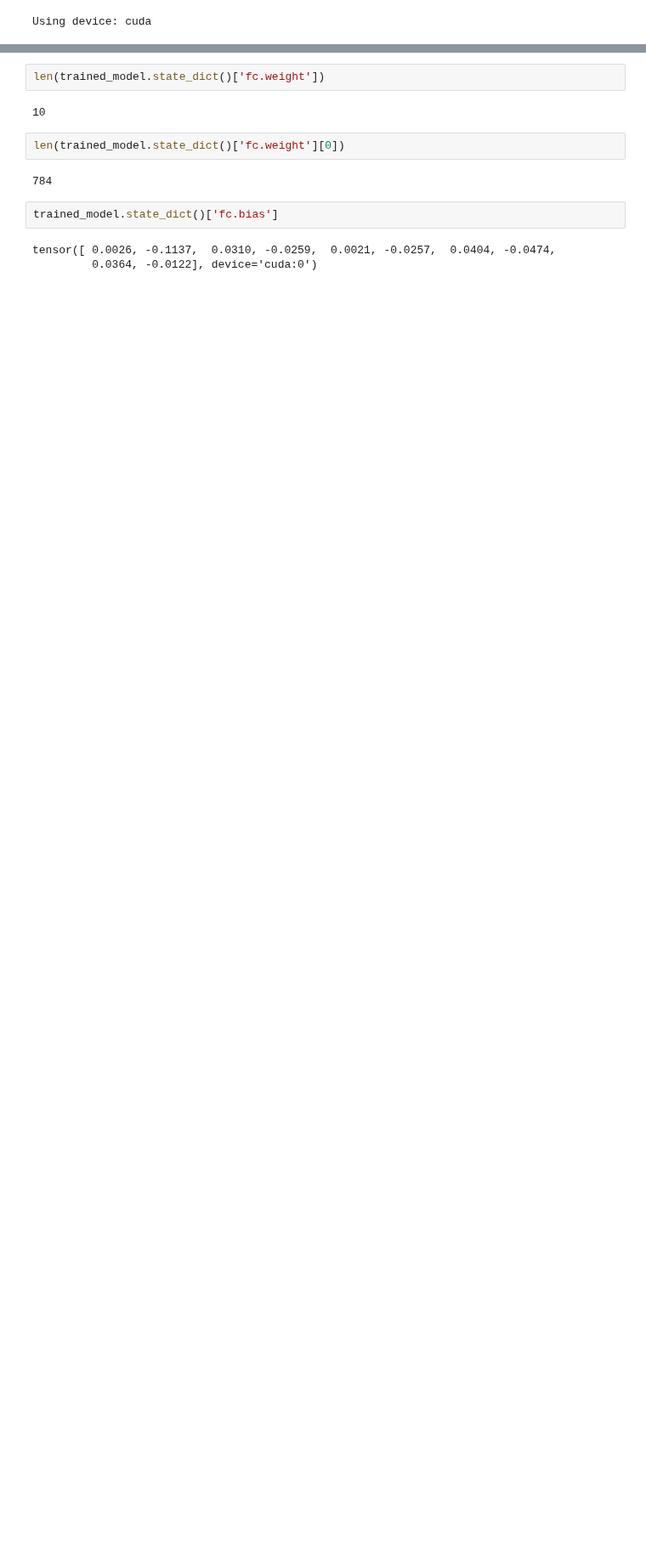
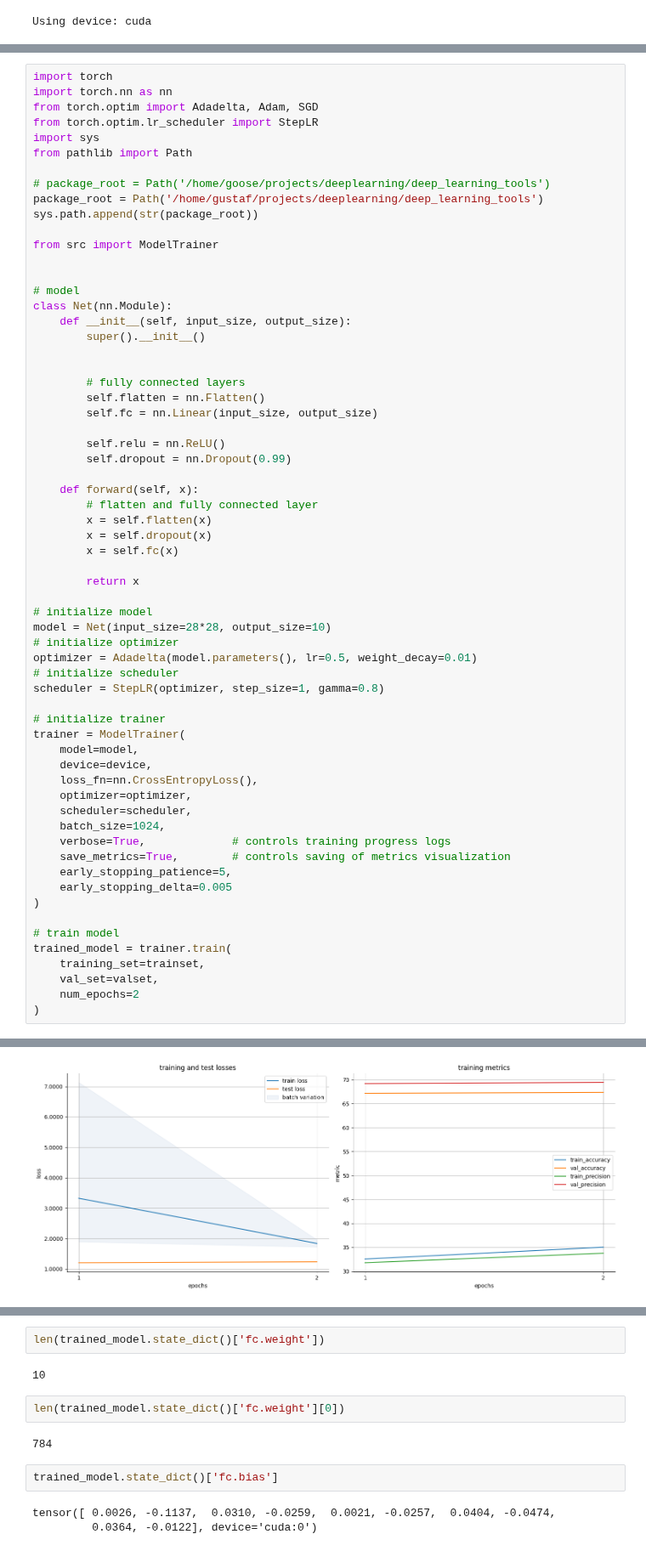
Before and after one commit to FutureGoose/OctaCycleCNN, a Jupyter notebook: exercises/w4/lek_functions_mnist.ipynb, the cells around one changed output, grey strips where cells are left out. Shown at 85% size. Drawn from its saved outputs; the diff is of its cells as text; blank space fills up the shorter version.

```diff
--- a/exercises/w4/lek_functions_mnist.ipynb
+++ b/exercises/w4/lek_functions_mnist.ipynb
@@ -272,0 +333,64 @@ TypeError: ModelTrainer.train() missing 2 required positional arguments: 'traini
+# %%
+import torch
+import torch.nn as nn
+from torch.optim import Adadelta, Adam, SGD
+from torch.optim.lr_scheduler import StepLR
+import sys
+from pathlib import Path
+
+# package_root = Path('/home/goose/projects/deeplearning/deep_learning_tools')
+package_root = Path('/home/gustaf/projects/deeplearning/deep_learning_tools')
+sys.path.append(str(package_root))
+
+from src import ModelTrainer
+
+
+# model
+class Net(nn.Module):
+    def __init__(self, input_size, output_size):
+        super().__init__()
+
+
+        # fully connected layers
+        self.flatten = nn.Flatten()
+        self.fc = nn.Linear(input_size, output_size)
+
+        self.relu = nn.ReLU()
+        self.dropout = nn.Dropout(0.99)
+
+    def forward(self, x):
+        # flatten and fully connected layer
+        x = self.flatten(x)
+        x = self.dropout(x)
+        x = self.fc(x)
+
+        return x
+
+# initialize model
+model = Net(input_size=28*28, output_size=10)
+# initialize optimizer
+optimizer = Adadelta(model.parameters(), lr=0.5, weight_decay=0.01)
+# initialize scheduler
+scheduler = StepLR(optimizer, step_size=1, gamma=0.8)
+
+# initialize trainer
+trainer = ModelTrainer(
+    model=model,
+    device=device,
+    loss_fn=nn.CrossEntropyLoss(),
+    optimizer=optimizer,
+    scheduler=scheduler,
+    batch_size=1024,
+    verbose=True,             # controls training progress logs
+    save_metrics=True,        # controls saving of metrics visualization
+    early_stopping_patience=5,
+    early_stopping_delta=0.005
+)
+
+# train model
+trained_model = trainer.train(
+    training_set=trainset,
+    val_set=valset,
+    num_epochs=2
+)
+# %% [output]
@@ -272,0 +401 @@ TypeError: ModelTrainer.train() missing 2 required positional arguments: 'traini
+[figure, added]
```
Also changed, not shown: parts of 4 cells of this notebook, 2 other files.
